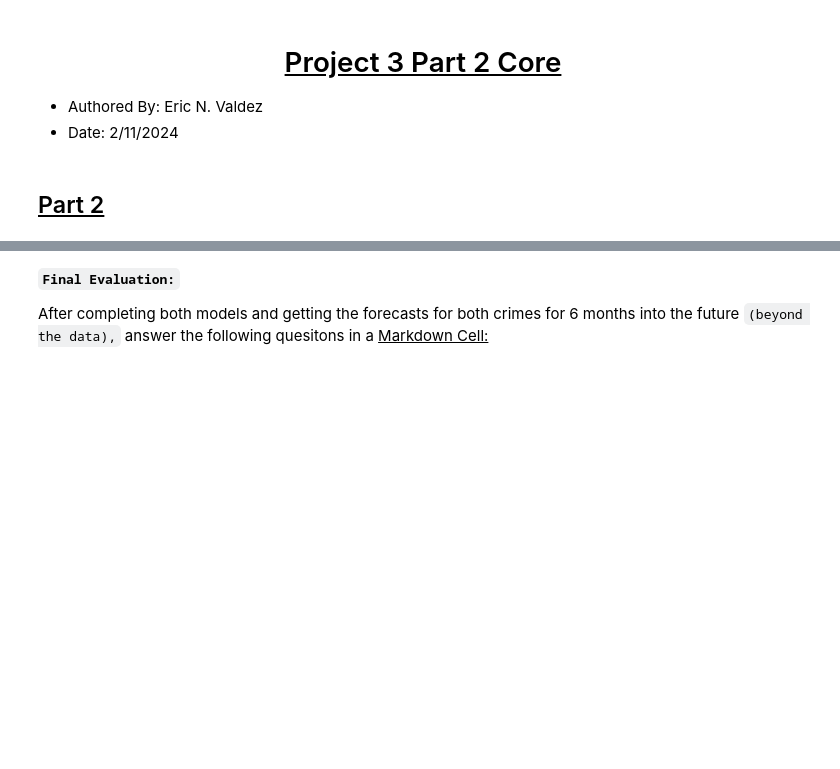
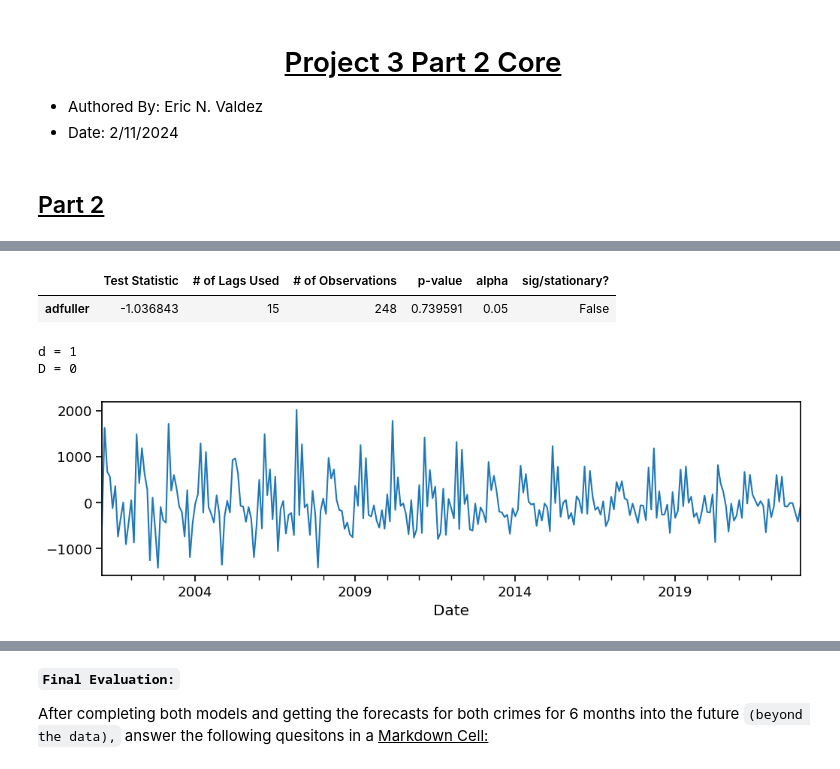
Before and after one commit to VALDE021/Chicago-Crime-Data-EricNV, a Jupyter notebook: Project 3 - Part 2 - Core.ipynb, the cells around one changed output, grey strips where cells are left out. Cells and saved outputs as stored; diff of their text form; code cells hidden in the pictures; blank space fills up the shorter version.

```diff
--- a/Project 3 - Part 2 - Core.ipynb
+++ b/Project 3 - Part 2 - Core.ipynb
@@ -38,0 +359,22 @@ You will compare the crime count forecast for <u>`2`</u> of the options below:
+# %%
+# Check for stationarity
+get_adfuller_results(battery)
+# %% [output]
+|  | Test Statistic | # of Lags Used | # of Observations | p-value | alpha | sig/stationary? |
+| adfuller | -1.036843 | 15 | 248 | 0.739591 | 0.05 | False |
+# %%
+# determine d
+d = ndiffs(battery)
+print (f'd = {d}')
+# determine D
+D = nsdiffs(battery, m = 12)
+print (f'D = {D}')
+# %% [output]
+d = 1
+D = 0
+# %%
+#apply the differencing
+n_diff = battery.diff().dropna()
+n_diff.plot();
+# %% [output]
+[figure, added]
```
Also changed, not shown: parts of 75 cells of this notebook, 3 other files.
